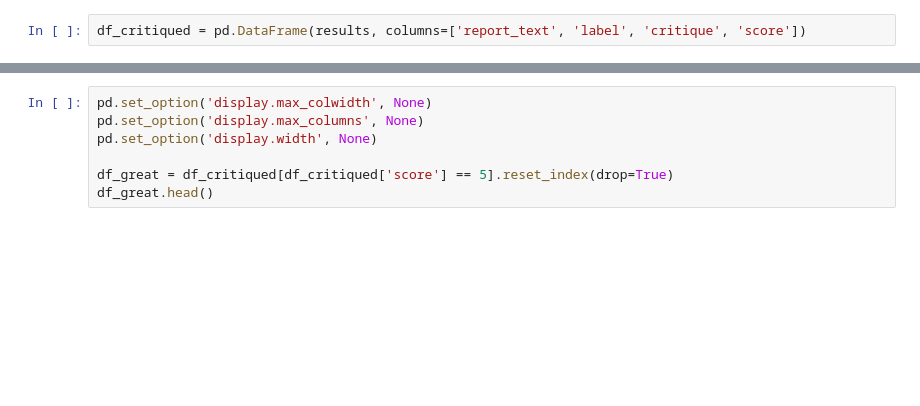
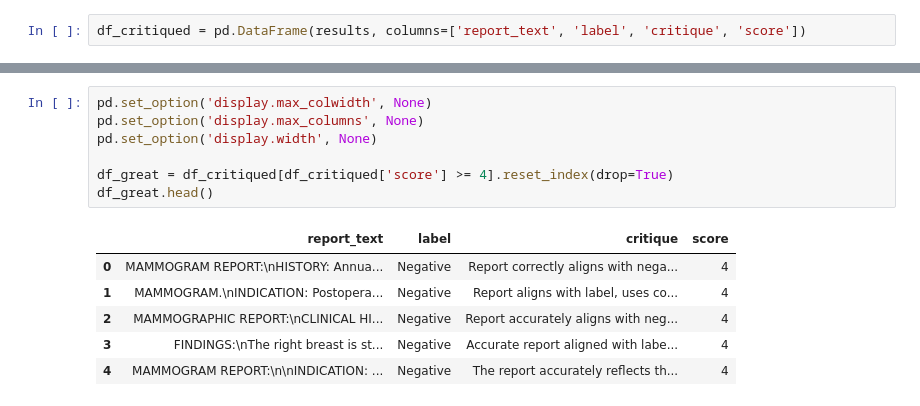
Before and after one commit to khankanz/synthetic-medical-datatsets, a Jupyter notebook: filtering_with_llms.ipynb, the cells around one changed output, grey strips where cells are left out. Drawn from its saved outputs; the diff is of its cells as text; blank space fills up the shorter version.

Commit message:
filtered dataset greater than and equal to 4

```diff
--- a/filtering_with_llms.ipynb
+++ b/filtering_with_llms.ipynb
@@ -112,7 +253,14 @@ df_poor.head()
 # %%
 pd.set_option('display.max_colwidth', None)
 pd.set_option('display.max_columns', None)
 pd.set_option('display.width', None)
 
-df_great = df_critiqued[df_critiqued['score'] == 5].reset_index(drop=True)
+df_great = df_critiqued[df_critiqued['score'] >= 4].reset_index(drop=True)
 df_great.head()
+# %% [output]
+|  | report_text | label | critique | score |
+| 0 | MAMMOGRAM REPORT:\nHISTORY: Annua... | Negative | Report correctly aligns with nega... | 4 |
+| 1 | MAMMOGRAM.\nINDICATION: Postopera... | Negative | Report aligns with label, uses co... | 4 |
+| 2 | MAMMOGRAPHIC REPORT:\nCLINICAL HI... | Negative | Report accurately aligns with neg... | 4 |
+| 3 | FINDINGS:\nThe right breast is st... | Negative | Accurate report aligned with labe... | 4 |
+| 4 | MAMMOGRAM REPORT:\n\nINDICATION: ... | Negative | The report accurately reflects th... | 4 |
```
Also changed, not shown: parts of 14 cells of this notebook, 1 other file.
